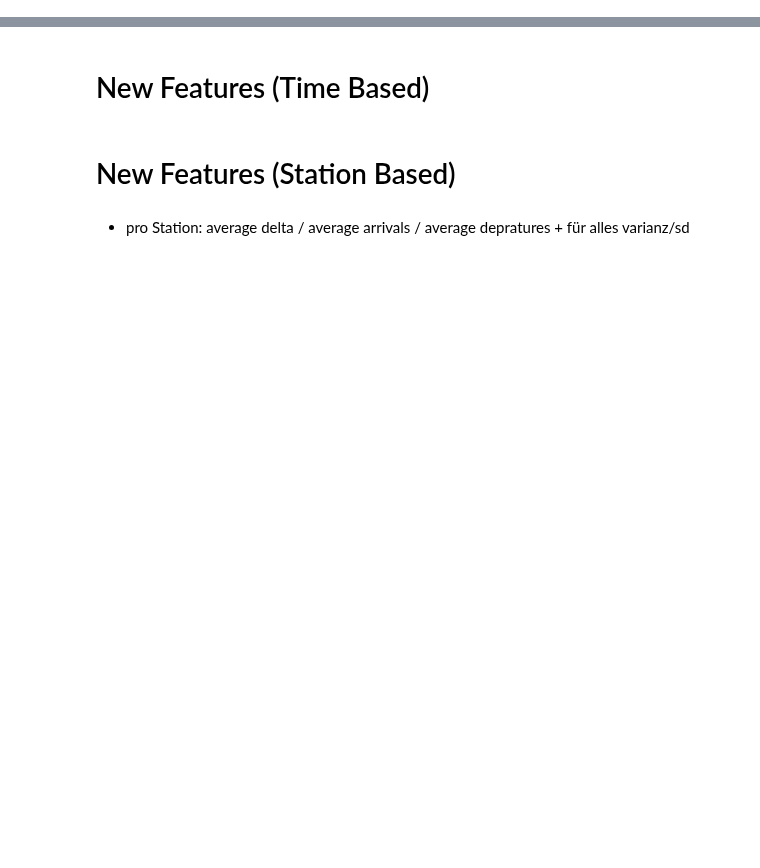
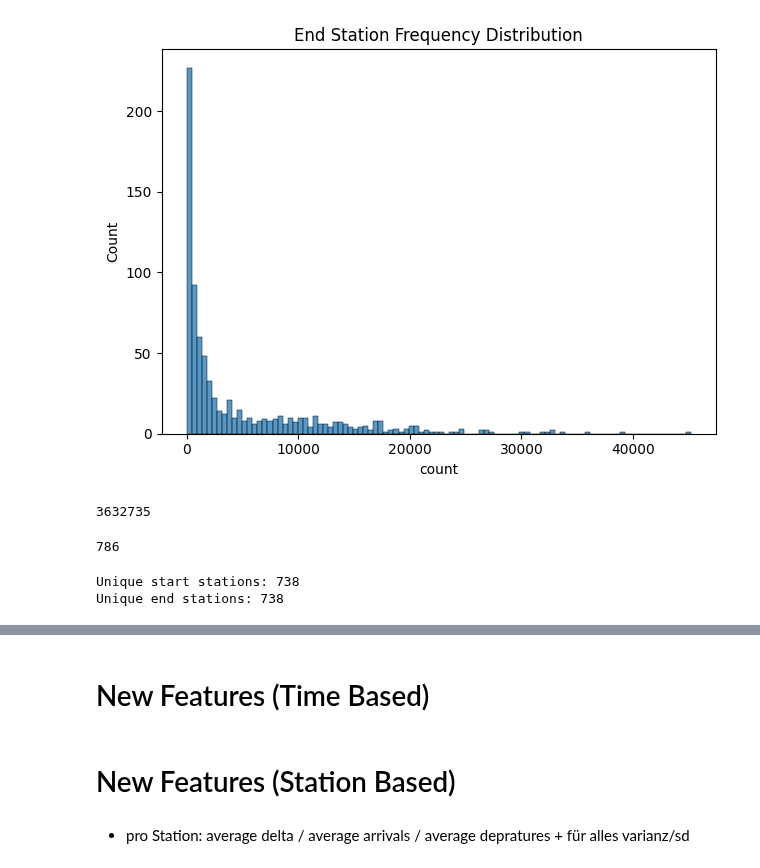
Before and after one commit to linusha/rental-bike-predictions, a Jupyter notebook: features.ipynb, the cells around one changed output, grey strips where cells are left out. Saved outputs shown, nothing was run; the diff lists cells and outputs as text; code cells hidden in the pictures; blank space fills up the shorter version.

```diff
--- a/features.ipynb
+++ b/features.ipynb
@@ -15,6 +46,27 @@ df = df[
+# %%
+station_counts = df["end_station_name"].value_counts()
+sns.histplot(data=station_counts, bins=100)
+plt.title('End Station Frequency Distribution')
+plt.tight_layout()
+plt.savefig('figures/end_station_distribution_before.png')
+plt.show()
+# %% [output]
+[figure, added]
 # %%
 station_data = pd.read_csv("data/raw/Capital_Bikeshare_Locations.csv")
 # Match trips and stations so that only trips starting and ending in **still active stations** are kept
-# FIXME: Should we collect some basic stats about what gets thrown out here?
 matched_df = df[df['start_station_name'].isin(station_data['NAME']) &
                 df['end_station_name'].isin(station_data['NAME'])].copy()
+print(len(matched_df))
+# %% [output]
+3632735
+# %%
+len(station_data)
+# %% [output]
+786
+# %%
+print("Unique start stations:", len(matched_df["start_station_name"].unique()))
+print("Unique end stations:", len(matched_df["end_station_name"].unique()))
+# %% [output]
+Unique start stations: 738
+Unique end stations: 738
```
Also changed, not shown: parts of 19 cells of this notebook, 7 other files.
